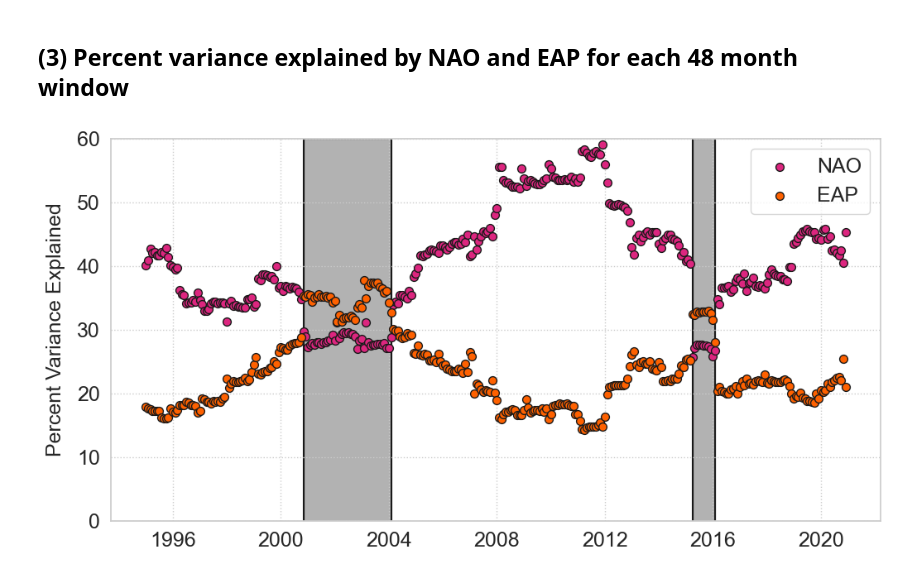
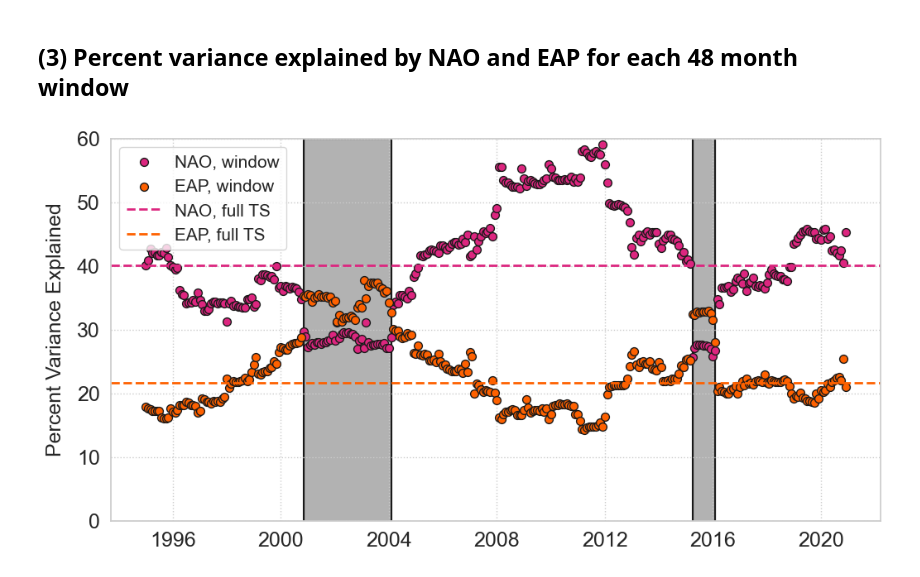
Before and after one commit to lillienders/gs-var, a Jupyter notebook: notebooks/figures_all.ipynb, the cells around one changed output. Drawn from its saved outputs; the diff is of its cells as text; code cells hidden in the pictures.

Commit message:
add lead-lag functions and plots

```diff
--- a/notebooks/figures_all.ipynb
+++ b/notebooks/figures_all.ipynb
@@ -68,7 +68,8 @@ eap_f    = lanczos_bandpass(eap_ts, low_freq = 12*6, high_freq = 12*11, window =
 eap_f    = (eap_f - eap_f.mean(dim='time'))/eap_f.std(dim = 'time')
 # %%
 # --- PERCENT VAR EXPLAINED BY NAO AND EAP ---
-ds_modes = xr.open_dataset(data_path + 'nao_eap_per_var.nc')
+ds_modes     = xr.open_dataset(data_path + 'nao_eap_per_var.nc')
+per_var_full = xr.open_dataarray(data_path + 'slp_eofs_per_var.nc')
 # %% [markdown]
 ## (1) Gulf Stream Index (Spatial, TS)
 # %%
@@ -237,25 +238,28 @@ plt.savefig(fig_path + 'eap_time_series_era5.png', format='png', bbox_inches="ti
 ## (3) Percent variance explained by NAO and EAP for each 48 month window
 # %%
 sns.set_style('whitegrid',{"grid.linestyle": ":"})
-fig     = plt.figure(figsize=(12, 6))
+fig       = plt.figure(figsize=(12, 6))
 
-pv_all  = plt.scatter(ds_modes.time_c,(ds_modes.nao_pv), 50, c = nao_c, edgecolors= 'k', label = 'NAO')
-pv_all  = plt.scatter(ds_modes.time_c,(ds_modes.eap_pv), 50, c = eap_c, edgecolors= 'k', label = 'EAP')
+pv_all    = plt.scatter(ds_modes.time_c,(ds_modes.nao_pv), 50, c = nao_c, edgecolors= 'k', label = 'NAO, window')
+pv_all    = plt.scatter(ds_modes.time_c,(ds_modes.eap_pv), 50, c = eap_c, edgecolors= 'k', label = 'EAP, window')
+
+pv_nao_mn = plt.axhline(per_var_full[0]*100, color = nao_c, linewidth = 2, linestyle = '--', label = 'NAO, full TS')
+pv_eap_mn = plt.axhline(per_var_full[1]*100, color = eap_c, linewidth = 2, linestyle = '--', label = 'EAP, full TS')
 
 plt.axvspan(ds_modes.time_c[ds_modes.nao_mode.data == 2][0].data,ds_modes.time_c[ds_modes.nao_mode.data == 2][39].data, alpha=0.3, color='black',zorder = 0)
 plt.axvline(ds_modes.time_c[ds_modes.nao_mode.data == 2][0].data,color='k',zorder = 0)
 plt.axvline(ds_modes.time_c[ds_modes.nao_mode.data == 2][39].data,color='k',zorder = 0)
 
 plt.axvspan(ds_modes.time_c[ds_modes.nao_mode.data == 2][40].data,ds_modes.time_c[ds_modes.nao_mode.data == 2][-1].data, alpha=0.3, color='black',zorder = 0)
 plt.axvline(ds_modes.time_c[ds_modes.nao_mode.data == 2][40].data,color='k',zorder = 0)
 plt.axvline(ds_modes.time_c[ds_modes.nao_mode.data == 2][-1].data,color='k',zorder = 0)
 
 xtix = plt.yticks(fontsize=18)
 xtix = plt.xticks(fontsize=18)
 
 ylab = plt.ylabel('Percent Variance Explained', fontsize = 18, labelpad=10)
 plt.ylim(0,60)
-plt.legend(fontsize = 18)
+plt.legend(fontsize = 15)
 plt.savefig(fig_path + 'eap_nao_pv.png', format='png', bbox_inches="tight",dpi=500)
 # %% [output]
-[figure, old version]
+[figure, new version]
```
Also changed, not shown: 5 other files.
